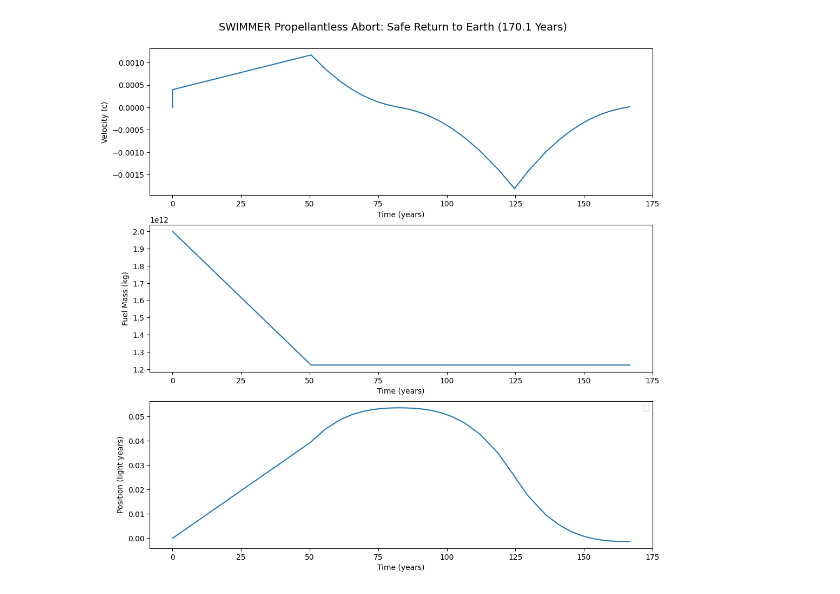
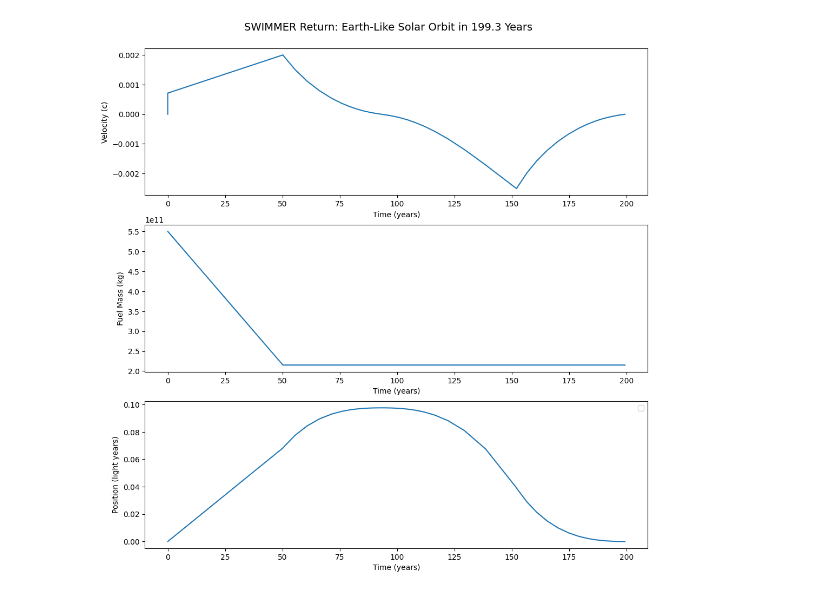
Before and after one commit to QEDan/interstellar_mission_planning, a Jupyter notebook: notebooks/Inertia_Ship.ipynb, the cells around one changed output. Drawn from its saved outputs; the diff is of its cells as text; code cells hidden in the pictures.

Commit message:
Reworked Inertia_Ship.ipynb

```diff
--- a/notebooks/Inertia_Ship.ipynb
+++ b/notebooks/Inertia_Ship.ipynb
@@ -92,12 +81,20 @@ This dry mass represents the non-negotiable living systems required for long-ter
 # Fixed generation ship dry mass (passenger habitats, biospheres, structure)
 payload_mass = 6.6e10 * kg
 
-# Initial cryogenic fusion fuel mass (1:1 propellant-to-payload ratio)
-initial_fuel_mass = 2e12 * kg
+# Mission-planning parameters; dry mass and material properties remain fixed.
+initial_fuel_mass = 5.5e11 * kg
+fusion_burn_years = 50
+fusion_acceleration = 0.000025 * g
+life_support_power = 1.5e11 * watt
 
-# Giant carbon nanotube reflection sail
-sail_area_density = 0.00003 * kg / m**2  # 30 mg/m^2 carbon nanotube sheet
-sail_radius = 6371 * km                   # Equivalent to Earth radius
+destination_star_mass = 0.122 * solar_mass
+solar_luminosity = 3.828e26 * watt
+destination_star_luminosity = 0.001567 * solar_luminosity
+destination_sail_perihelion = 0.05 * astronomical_unit
+
+# Giant carbon-nanotube reflection sail; material properties are unchanged.
+sail_area_density = 0.00003 * kg / m**2
+sail_radius = 6371 * km
 sail_mass = sail_radius**2 * np.pi * sail_area_density
 solar_sail = SolarSail(sail_mass, sail_radius, reflectivity=0.98)
 
@@ -105,11 +102,16 @@ solar_sail = SolarSail(sail_mass, sail_radius, reflectivity=0.98)
 total_distance = 4.244 * ly
 initial_distance_to_sun = 0.01 * astronomical_unit
 
-# Low-thrust continuous fusion burn acceleration rate
-fusion_acceleration = 0.000015 * g
+starship_options = {
+    'destination_distance': total_distance,
+    'destination_star_mass': destination_star_mass,
+    'destination_stellar_luminosity': destination_star_luminosity,
+    'electrical_power': life_support_power,
+}
 
-print(f'Ship Payload (Fixed Dry Mass): {payload_mass / kg:0.2e} kg (66 Mt)')
-print(f'Initial Fusion Propellant:    {initial_fuel_mass / kg:0.2e} kg (66 Mt)')
-print(f'Solar Sail Mass:               {sail_mass / kg:0.2e} kg (3.83 Mt)')
-print(f'Total Initial Ship Mass:       {(payload_mass + initial_fuel_mass + sail_mass) / kg:0.2e} kg (135.8 Mt)')
+print(f'Ship Payload (fixed dry mass): {payload_mass / kg:0.2e} kg')
+print(f'Initial Fusion Propellant:     {initial_fuel_mass / kg:0.2e} kg')
+print(f'Solar Sail Mass:               {sail_mass / kg:0.2e} kg')
+print(f'Total Initial Ship Mass:       {(payload_mass + initial_fuel_mass + sail_mass) / kg:0.2e} kg')
+print(f'Fusion acceleration:           {fusion_acceleration / g:0.2e} g for {fusion_burn_years} years')
 # %% [output]
@@ -364,6 +362,7 @@ year 166.0 - Finished swimming. velocity 4272.8190162464825 m/s. Swimming time w
 # %%
 fig3 = ss_abort.plot_history(show_destination=False)
-fig3.suptitle('SWIMMER Propellantless Abort: Safe Return to Earth (170.1 Years)', fontsize=14, y=0.92)
+fig3.suptitle(f'SWIMMER Return: Earth-Like Solar Orbit in {ss_abort.time / yr:0.1f} Years',
+              fontsize=14, y=0.92)
 plt.show()
 # %% [output]
-[figure, old version]
+[figure, new version]
```
Also changed, not shown: parts of 18 cells of this notebook.
